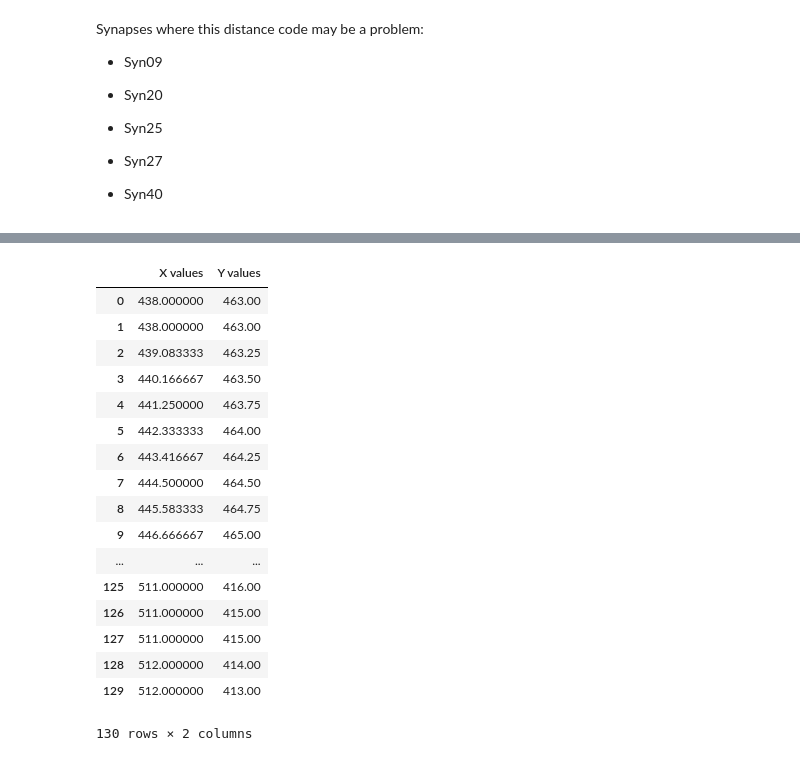
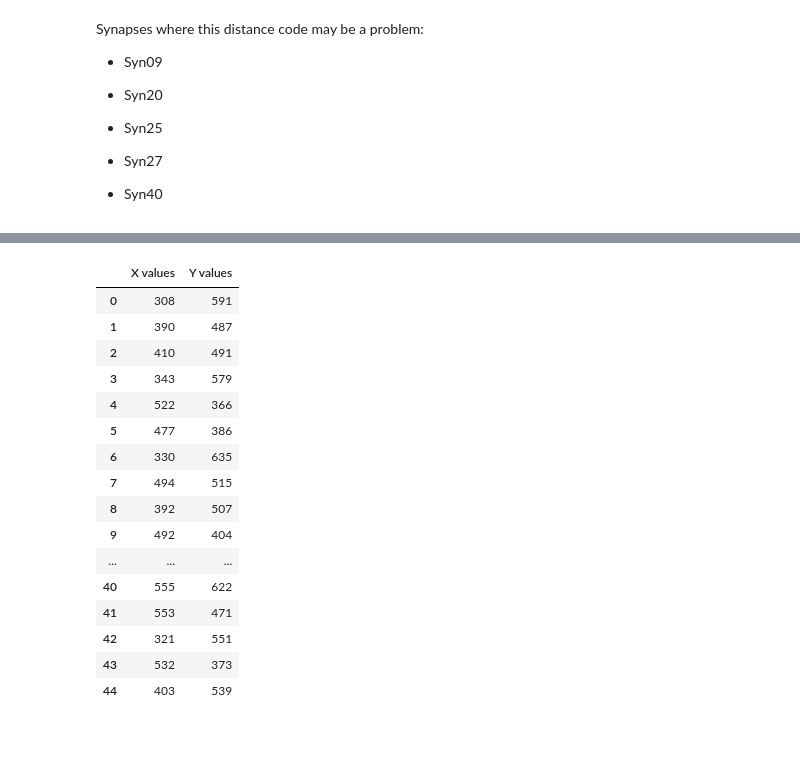
Before and after one commit to audreytmedeiros/Morgan-Lab, a Jupyter notebook: SVDistributiontest.ipynb, the cells around one changed output, grey strips where cells are left out. Saved outputs shown, nothing was run; the diff lists cells and outputs as text; code cells hidden in the pictures.

```diff
--- a/SVDistributiontest.ipynb
+++ b/SVDistributiontest.ipynb
@@ -81,51 +85,50 @@ Ltable_pd
 # %%
 #Code to get all SV X,Y Coordinates. Ensure Path import is done!
 
 ##Unzip SV folder
 import zipfile
-with zipfile.ZipFile("Syn82SV.zip","r") as zip_ref:
-    zip_ref.extractall("SV ROI Folder/")
+with zipfile.ZipFile("Syn51SV.zip","r") as zip_ref:
+    zip_ref.extractall("Syn51 SV ROI//")
 
 ##Create path where all ROIs are
-vesicle_path = Path('SV ROI Folder/')
+vesicle_path = Path('Syn51 SV ROI//')
 vesicle_path.exists()
 
 ##Make an array called names where you will put the X,Y coordinates from the ROI file name
 names = []
 for file in vesicle_path.iterdir():
     names.append(file.stem)
 
 ##Create arrays for X and Y coordinates for reach SV
 names_split = [name.split('-') for name in names]
 v_x, v_y = [], []
 for y_str, x_str in names_split:
     v_x.append(int(x_str))
     v_y.append(int(y_str))
-
+V = np.array([v_x,v_y]).T
 
 #If you want to make sure it worked and see all of your X,Y values of your line now
 Vtabletest = {'X values':v_x, 'Y values':v_y}
-Vtable_pd = pd.DataFrame(Ltabletest)
+Vtable_pd = pd.DataFrame(Vtabletest)
 Vtable_pd
 # %% [output]
 |  | X values | Y values |
-| 0 | 438.000000 | 463.00 |
-| 1 | 438.000000 | 463.00 |
-| 2 | 439.083333 | 463.25 |
-| 3 | 440.166667 | 463.50 |
-| 4 | 441.250000 | 463.75 |
-| 5 | 442.333333 | 464.00 |
-| 6 | 443.416667 | 464.25 |
-| 7 | 444.500000 | 464.50 |
-| 8 | 445.583333 | 464.75 |
-| 9 | 446.666667 | 465.00 |
+| 0 | 308 | 591 |
+| 1 | 390 | 487 |
+| 2 | 410 | 491 |
+| 3 | 343 | 579 |
+| 4 | 522 | 366 |
+| 5 | 477 | 386 |
+| 6 | 330 | 635 |
+| 7 | 494 | 515 |
+| 8 | 392 | 507 |
+| 9 | 492 | 404 |
 | ... | ... | ... |
-| 125 | 511.000000 | 416.00 |
-| 126 | 511.000000 | 415.00 |
-| 127 | 511.000000 | 415.00 |
-| 128 | 512.000000 | 414.00 |
-| 129 | 512.000000 | 413.00 |
+| 40 | 555 | 622 |
+| 41 | 553 | 471 |
+| 42 | 321 | 551 |
+| 43 | 532 | 373 |
+| 44 | 403 | 539 |
-130 rows × 2 columns
 # %%
 #Create variables for conditions
 SVdistances_aSynCon =
```
Also changed, not shown: parts of 7 cells of this notebook.
